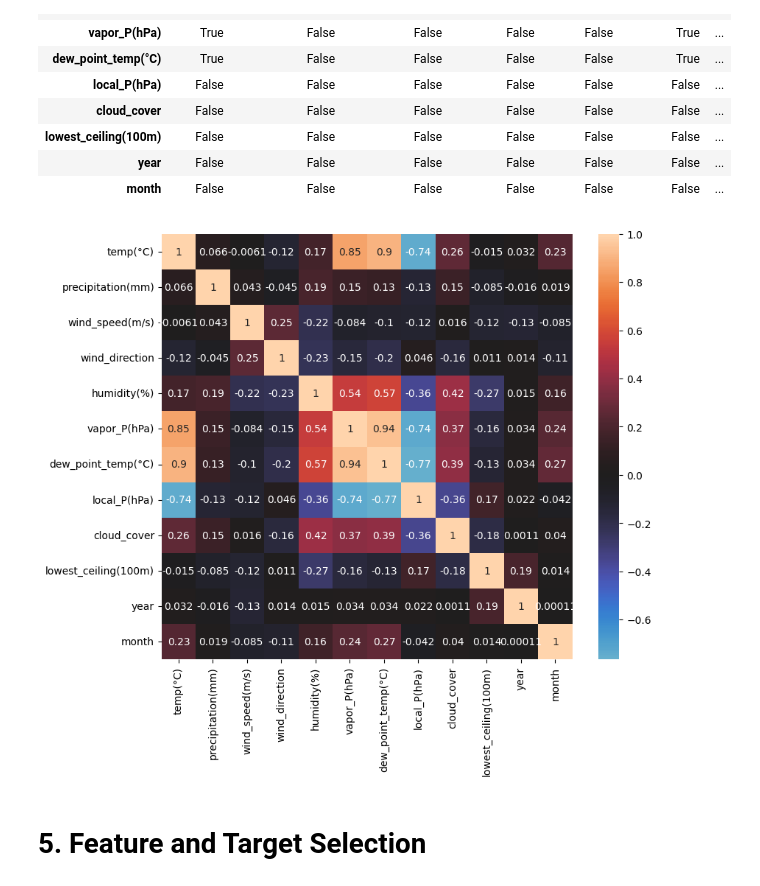
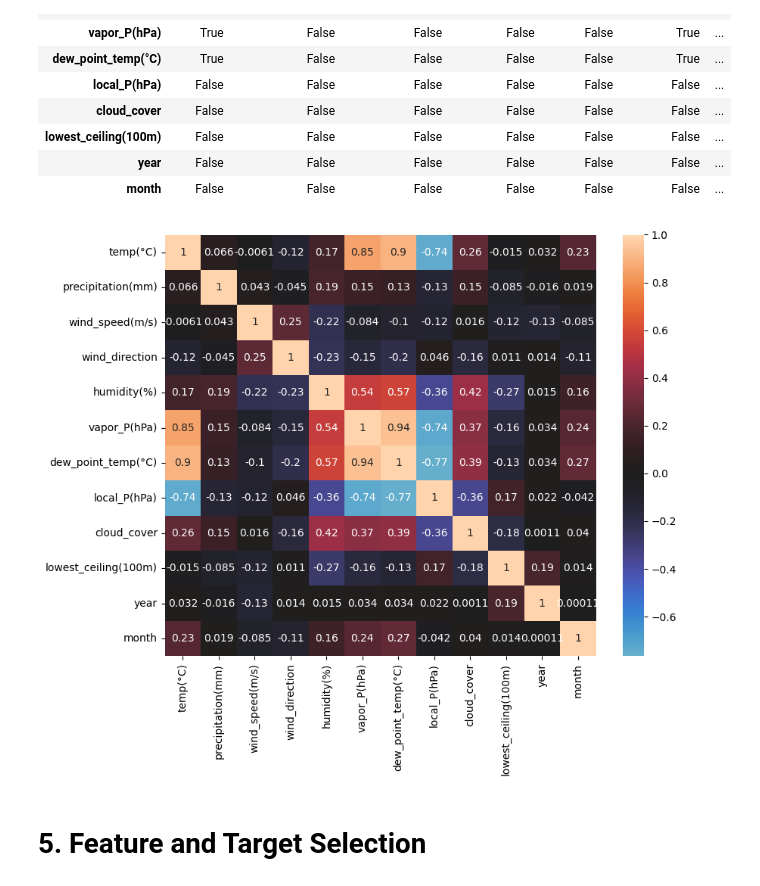
Before and after one commit to johnwslee/fine_dust_analysis, a Jupyter notebook: notebooks/1_exploratory_data_analysis.ipynb, the cells around one changed output. Cells and saved outputs as stored; diff of their text form; code cells hidden in the pictures.

```diff
--- a/notebooks/1_exploratory_data_analysis.ipynb
+++ b/notebooks/1_exploratory_data_analysis.ipynb
@@ -253,9 +235,11 @@ abs(df.iloc[:, 3:-2].corr(method="pearson")) > 0.75
 # %%
 f, ax = plt.subplots(figsize=(9, 7.5))
 
 sns.heatmap(df.iloc[:, 3:-2].corr(method="pearson"), center=0, annot=True);
+f.tight_layout()
+f.savefig("../img/multicollinearity.png")
 # %% [output]
-[figure, old version]
+[figure, new version]
 # %% [markdown]
 # 5. Feature and Target Selection
 # %%
```
Also changed, not shown: parts of 16 cells of this notebook.
